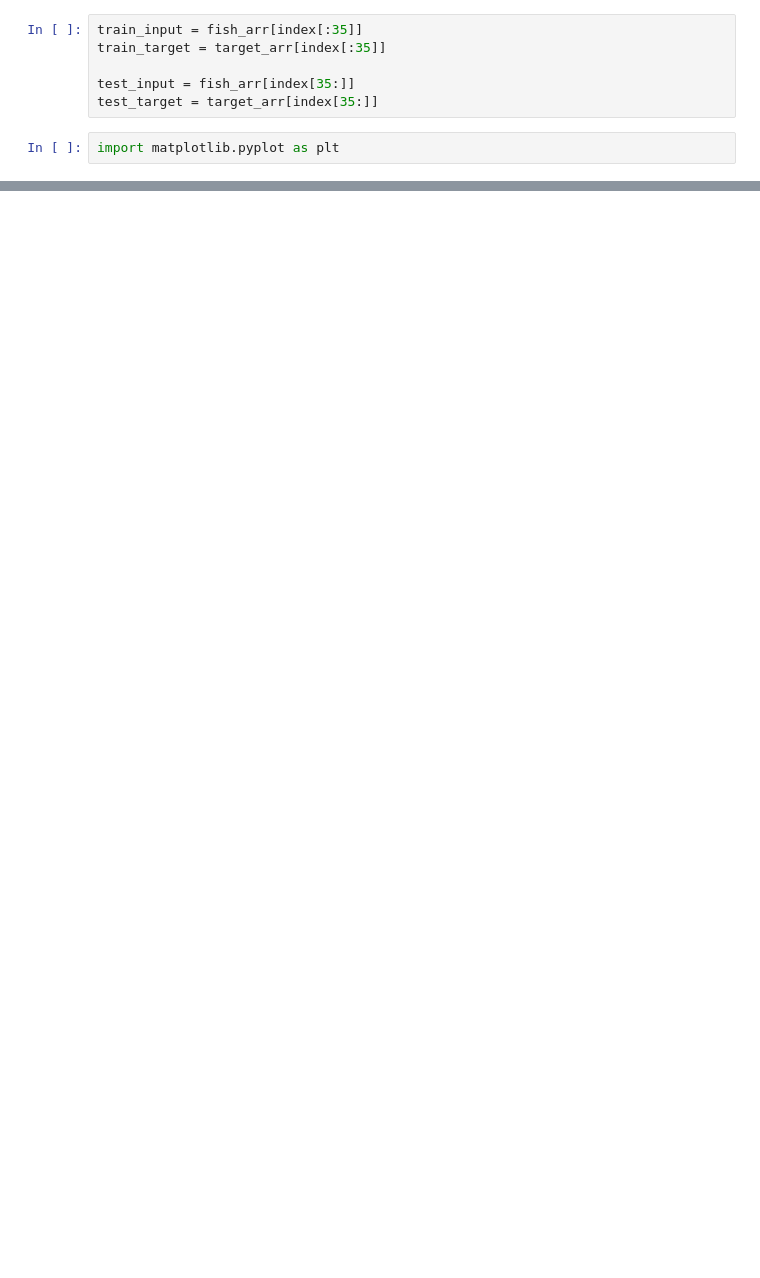
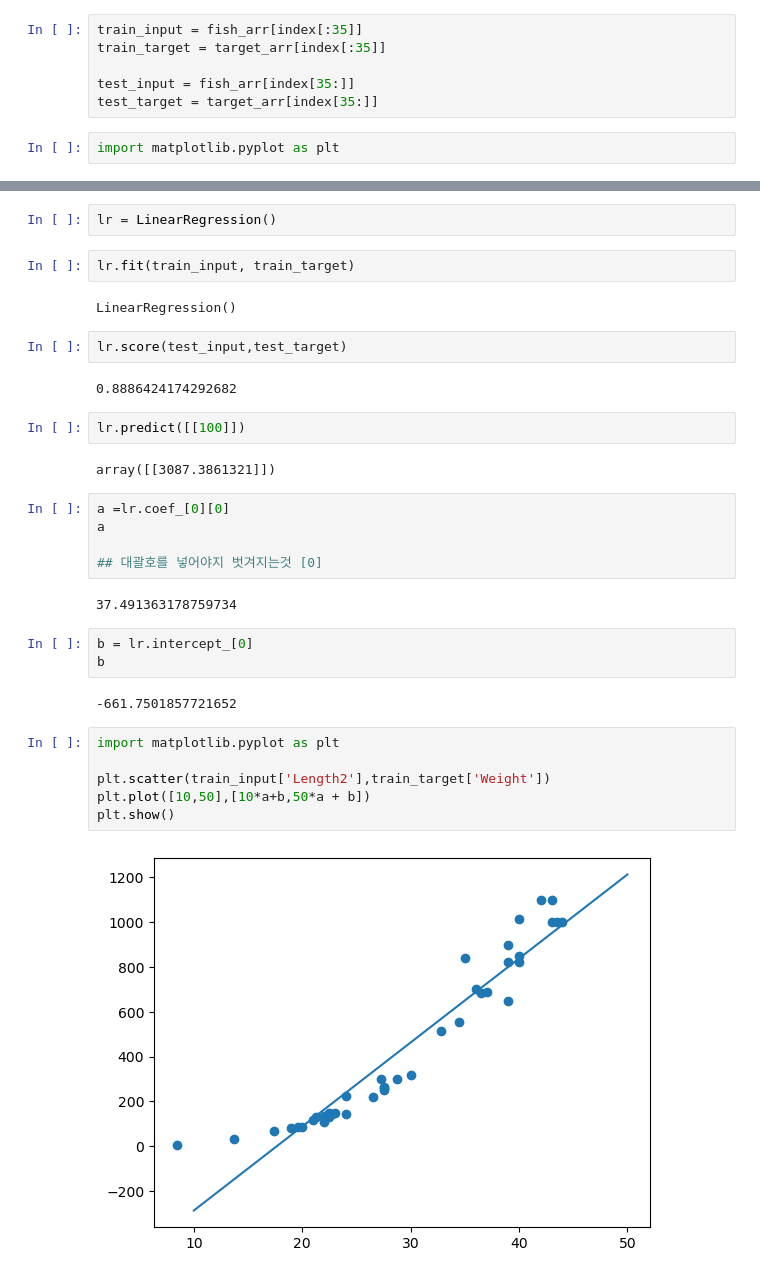
Before and after one commit to krpythondestroyer/ML, a Jupyter notebook: fish.ipynb, the cells around one changed output, grey strips where cells are left out. Drawn from its saved outputs; the diff is of its cells as text; blank space fills up the shorter version.

```diff
--- a/fish.ipynb
+++ b/fish.ipynb
@@ -525,0 +619,34 @@ kn.score(test_input,test_target)
+# %%
+lr = LinearRegression()
+# %%
+lr.fit(train_input, train_target)
+# %% [output]
+LinearRegression()
+# %%
+lr.score(test_input,test_target)
+# %% [output]
+0.8886424174292682
+# %%
+lr.predict([[100]])
+# %% [output]
+array([[3087.3861321]])
+# %%
+a =lr.coef_[0][0]
+a
+
+## 대괄호를 넣어야지 벗겨지는것 [0]
+# %% [output]
+37.491363178759734
+# %%
+b = lr.intercept_[0]
+b
+# %% [output]
+-661.7501857721652
+# %%
+import matplotlib.pyplot as plt
+
+plt.scatter(train_input['Length2'],train_target['Weight'])
+plt.plot([10,50],[10*a+b,50*a + b])
+plt.show()
+# %% [output]
+[figure, added]
```
Also changed, not shown: parts of 139 cells of this notebook, 6 other files.
